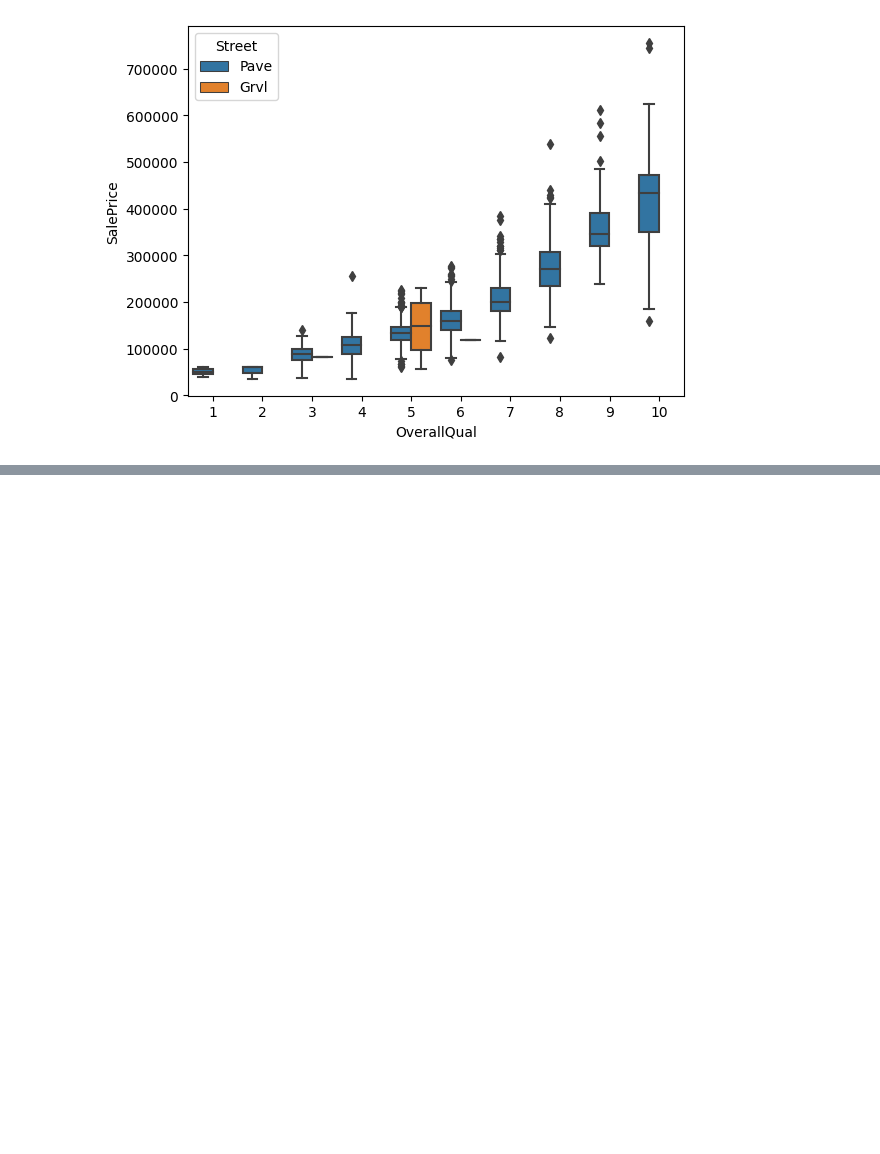
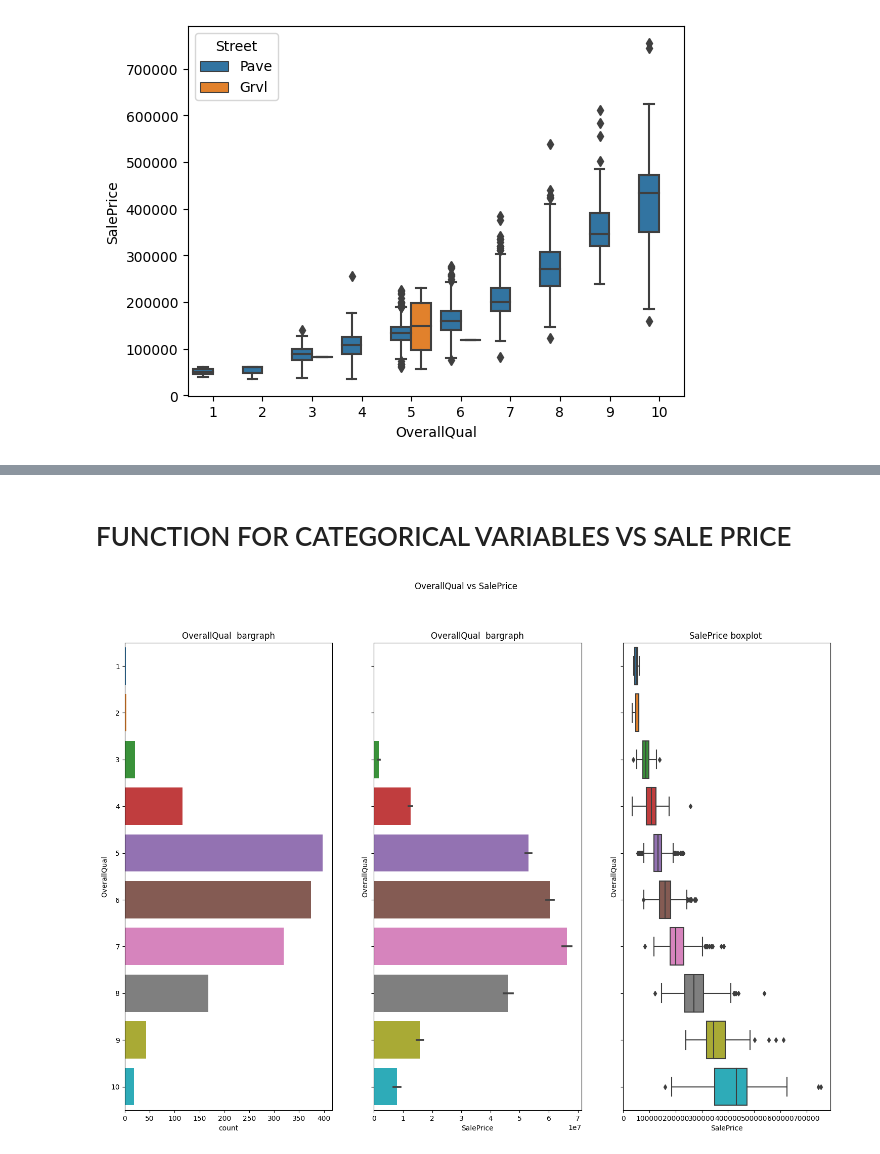
Before and after one commit to kaustubhnair02/OrionInternship-23, a Jupyter notebook: notebooks/EDA.ipynb, the cells around one changed output, grey strips where cells are left out. Drawn from its saved outputs; the diff is of its cells as text; code cells hidden in the pictures; blank space fills up the shorter version.

```diff
--- a/notebooks/EDA.ipynb
+++ b/notebooks/EDA.ipynb
@@ -387,0 +424,27 @@ sb.boxplot(data = df, x='OverallQual',y='SalePrice',hue="Street")
+# %% [markdown]
+#  FUNCTION FOR CATEGORICAL VARIABLES VS SALE PRICE
+# %%
+def catgvssale(catgvar: str, df: pd.DataFrame , tarvar = "SalePrice"):
+    """create subplot for continuous and target variable"""
+
+    q = df[catgvar].value_counts()
+    s = df[tarvar].value_counts()
+
+    fig, axes = plt.subplots(1,3,figsize=(18,12), sharey = True)
+    # fig.tight_layout(pad=3,h_pad=5)
+    fig.suptitle(f"{catgvar} vs {tarvar}")
+
+
+    axes[0].set_title(f"{catgvar}  bargraph")
+    sb.countplot(ax = axes[0], y = catgvar, data = df)
+
+
+
+    axes[1].set_title(f"{catgvar}  bargraph")
+    sb.barplot(ax = axes[1],data = df, x=tarvar,y=catgvar, orient= "h", estimator=sum)
+
+    axes[2].set_title( f"{tarvar} boxplot ")
+    sb.boxplot(ax = axes[2],data = df, x=tarvar,y='OverallQual', orient= "h")
+catgvssale(catgvar= "OverallQual", df = df)
+# %% [output]
+[figure, added]
```
Also changed, not shown: parts of 3 cells of this notebook.
